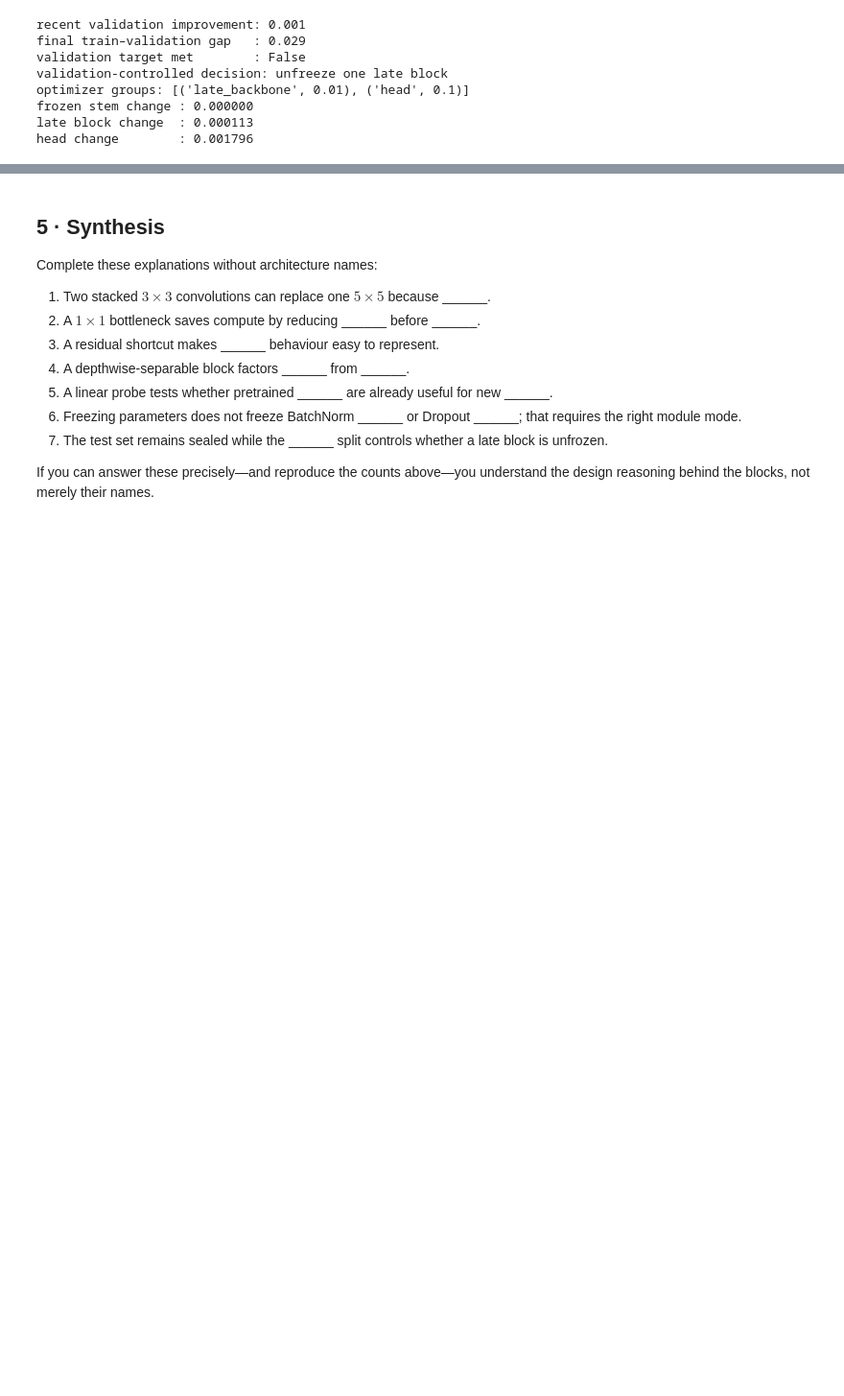
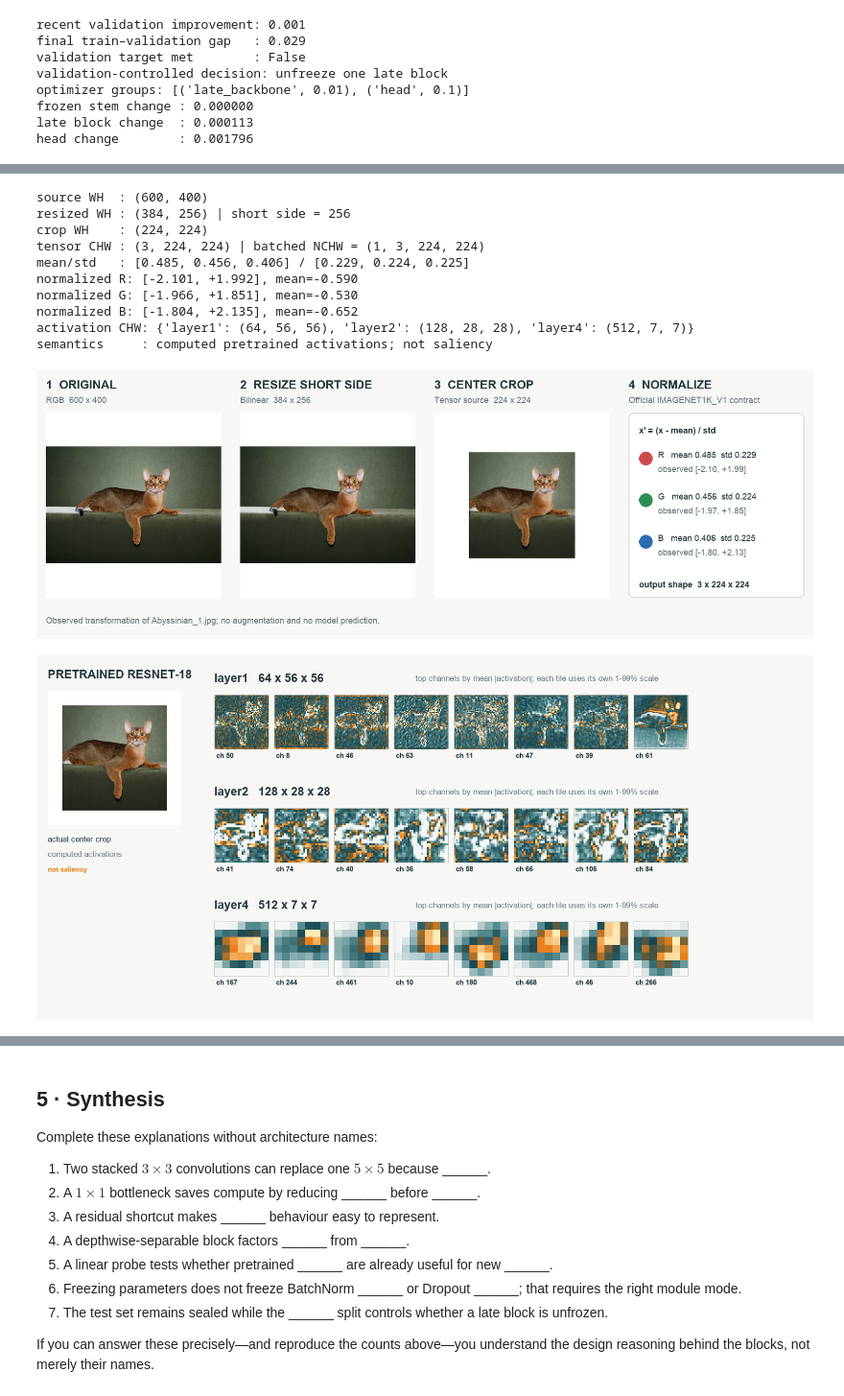
Before and after one commit to nipunbatra/dl-teaching, a Jupyter notebook: notebooks/L08B/01_depthwise_separable_and_transfer_head.ipynb, the cells around one changed output, grey strips where cells are left out. Shown at 96% size. Saved outputs shown, nothing was run; the diff lists cells and outputs as text; code cells hidden in the pictures; blank space fills up the shorter version.

Commit message:
Ground Lecture 9 transfer in measured evidence

```diff
--- a/notebooks/L08B/01_depthwise_separable_and_transfer_head.ipynb
+++ b/notebooks/L08B/01_depthwise_separable_and_transfer_head.ipynb
@@ -409,0 +569,33 @@ head change        : 0.001796
+# %%
+preprocess = results['preprocessing']
+observed = preprocess['observed_shared_image']
+print('source WH  :', tuple(observed['original_size_wh']))
+print('resized WH :', tuple(observed['resized_size_wh']), '| short side =', preprocess['resize_size'][0])
+print('crop WH    :', tuple(observed['crop_size_wh']))
+print('tensor CHW :', tuple(observed['tensor_shape_chw']), '| batched NCHW =', (1, *observed['tensor_shape_chw']))
+print('mean/std   :', preprocess['mean'], '/', preprocess['std'])
+for stats in observed['channel_stats_after_normalization']:
+    print(f"normalized {stats['channel']}: [{stats['min']:+.3f}, {stats['max']:+.3f}], mean={stats['mean']:+.3f}")
+
+stages = results['activation_figure']['stages']
+assert stages['layer1']['shape_chw'] == [64, 56, 56]
+assert stages['layer2']['shape_chw'] == [128, 28, 28]
+assert stages['layer4']['shape_chw'] == [512, 7, 7]
+print('activation CHW:', {name: tuple(info['shape_chw']) for name, info in stages.items()})
+print('semantics     :', results['activation_figure']['semantics'])
+
+display(DisplayImage(filename=str(evidence_dir / 'preprocessing-contract.png'), width=980))
+display(DisplayImage(filename=str(evidence_dir / 'resnet18-activations.png'), width=980))
+# %% [output]
+source WH  : (600, 400)
+resized WH : (384, 256) | short side = 256
+crop WH    : (224, 224)
+tensor CHW : (3, 224, 224) | batched NCHW = (1, 3, 224, 224)
+mean/std   : [0.485, 0.456, 0.406] / [0.229, 0.224, 0.225]
+normalized R: [-2.101, +1.992], mean=-0.590
+normalized G: [-1.966, +1.851], mean=-0.530
+normalized B: [-1.804, +2.135], mean=-0.652
+activation CHW: {'layer1': (64, 56, 56), 'layer2': (128, 28, 28), 'layer4': (512, 7, 7)}
+semantics     : computed pretrained activations; not saliency
+[figure, added]
+[figure, added]
```
Also changed, not shown: parts of 12 cells of this notebook, 15 other files.
